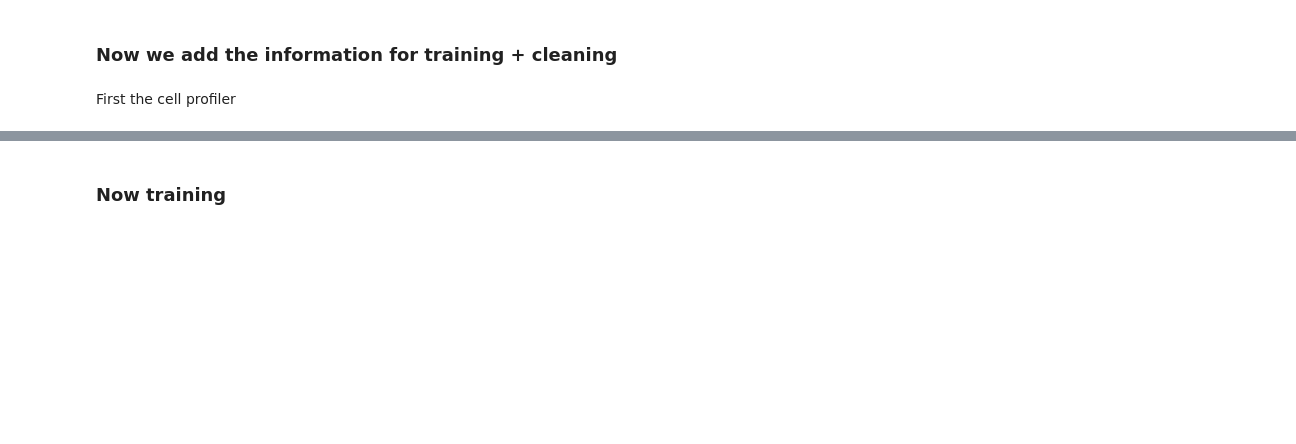
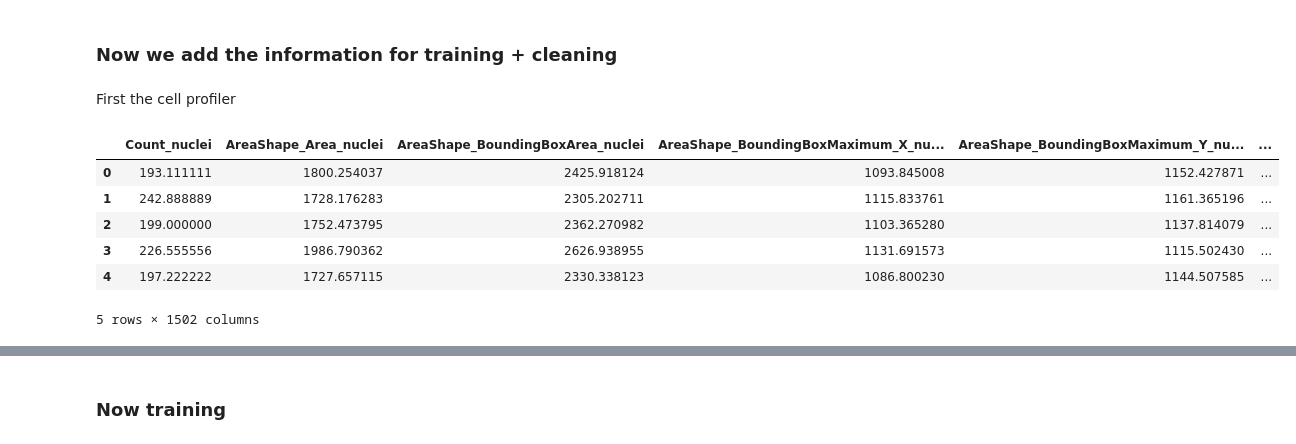
Before and after one commit to pharmbio/Thesis_ActLearn_DOP_2022, a Jupyter notebook: main/supervised_learning/experiment1_regression.ipynb, the cells around one changed output, grey strips where cells are left out. Drawn from its saved outputs; the diff is of its cells as text; code cells hidden in the pictures; blank space fills up the shorter version.

```diff
--- a/main/supervised_learning/experiment1_regression.ipynb
+++ b/main/supervised_learning/experiment1_regression.ipynb
@@ -107,6 +124,14 @@ sss_batchA = sss_batchA.drop(filter_col, axis=1)
 First the cell profiler
 # %%
 #Remove columns that are "human-made", hence, not useful
-cell_profiler = sss_batchA.drop(['PlateWellCompound','principal component 1','Intensity_MeanIntensity_illumMITO_cells.1','Ypredicted','Labels'], 1)
-#Create a vector that takes only the info from the cell profiler. NOTE: it is important to keep the ID intact for future merging
-cell_profiler['cell_profiler_vector'] = cell_profiler.apply(lambda r: tuple(r[0:-1]), axis=1).apply(np.array)
+cell_profiler = sss_batchA.drop(['ID_covid','PlateWellCompound','principal component 1','Ypredicted','Labels'], 1)
+cell_profiler = cell_profiler.rename(columns={'Intensity_MeanIntensity_illumMITO_cells.1': 'Target'})
+cell_profiler.head()
+# %% [output]
+|  | Count_nuclei | AreaShape_Area_nuclei | AreaShape_BoundingBoxArea_nuclei | AreaShape_BoundingBoxMaximum_X_nu... | AreaShape_BoundingBoxMaximum_Y_nu... | ... |
+| 0 | 193.111111 | 1800.254037 | 2425.918124 | 1093.845008 | 1152.427871 | ... |
+| 1 | 242.888889 | 1728.176283 | 2305.202711 | 1115.833761 | 1161.365196 | ... |
+| 2 | 199.000000 | 1752.473795 | 2362.270982 | 1103.365280 | 1137.814079 | ... |
+| 3 | 226.555556 | 1986.790362 | 2626.938955 | 1131.691573 | 1115.502430 | ... |
+| 4 | 197.222222 | 1727.657115 | 2330.338123 | 1086.800230 | 1144.507585 | ... |
+5 rows × 1502 columns
```
Also changed, not shown: parts of 32 cells of this notebook.
